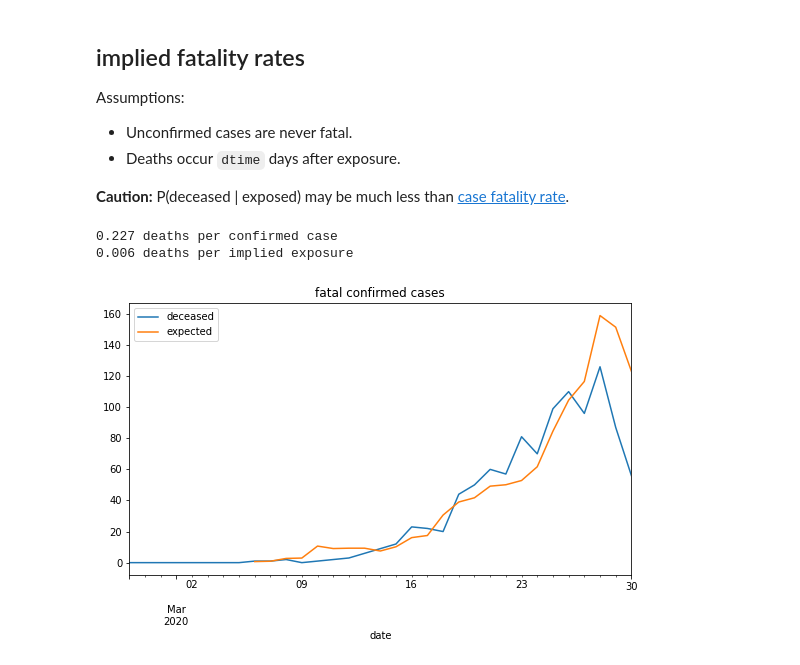
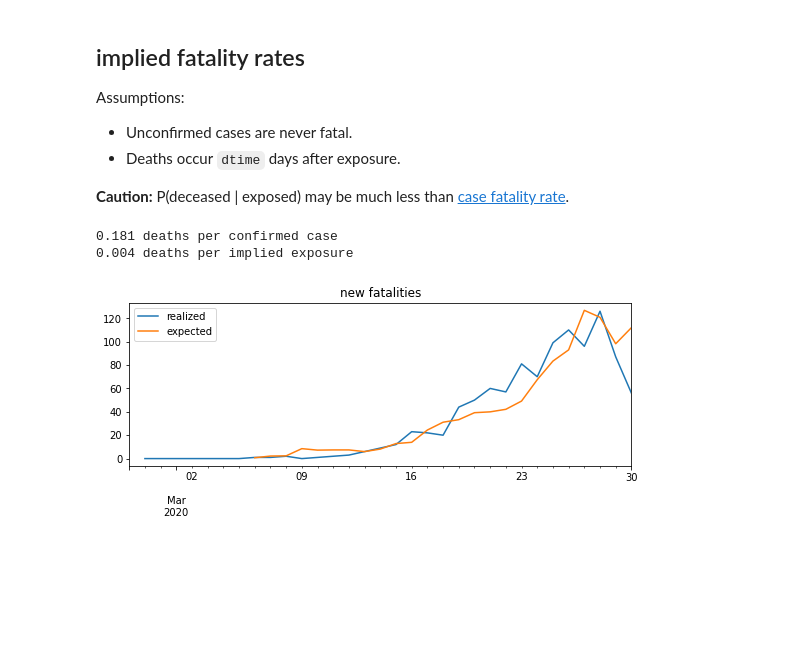
Before and after one commit to samkennerly/covid19, a Jupyter notebook: books/implied.ipynb, the cells around one changed output. Saved outputs shown, nothing was run; the diff lists cells and outputs as text; code cells hidden in the pictures; blank space fills up the shorter version.

```diff
--- a/books/implied.ipynb
+++ b/books/implied.ipynb
@@ -10,5 +10,5 @@ Adjust counts for time lags and unconfirmed cases.
 import etl
 from pandas import DataFrame
 
-FIGSIZE = (9, 5)
+FIGSIZE = (9, 3)
 # %% [output]
@@ -68,20 +71,20 @@ Assumptions:
 
 [case fatality rate]: https://en.wikipedia.org/wiki/Case_fatality_rate
 # %%
-dtime = ctime + 8
+dtime = ctime + 7
 
 confirmed = real['confirmed']
 deceased = real['deceased']
 
-cfr = deceased.sum() / confirmed.iloc[: -(1 + dtime - ctime)].sum()
-ifr = deceased.sum() / exposed.iloc[: -(1 + dtime)].sum()
+cfr = deceased[-1] / confirmed.iat[-(1 + dtime - ctime)]
+ifr = deceased[-1] / exposed.iat[-(1 + dtime)]
 print(f"{cfr.round(3)} deaths per confirmed case")
 print(f"{ifr.round(3)} deaths per implied exposure")
 
-data = DataFrame(real['deceased'])
+data = DataFrame(real['deceased'].rename('realized'))
 data['expected'] = cfr * real['confirmed'].shift(dtime - ctime)
-axes = data.plot(figsize=FIGSIZE, title='fatal confirmed cases')
+axes = data.diff().plot(figsize=FIGSIZE, title='new fatalities')
 # %% [output]
-0.227 deaths per confirmed case
-0.006 deaths per implied exposure
+0.181 deaths per confirmed case
+0.004 deaths per implied exposure
-[figure, old version]
+[figure, new version]
```
Also changed, not shown: parts of 3 cells of this notebook, 2 other files.
